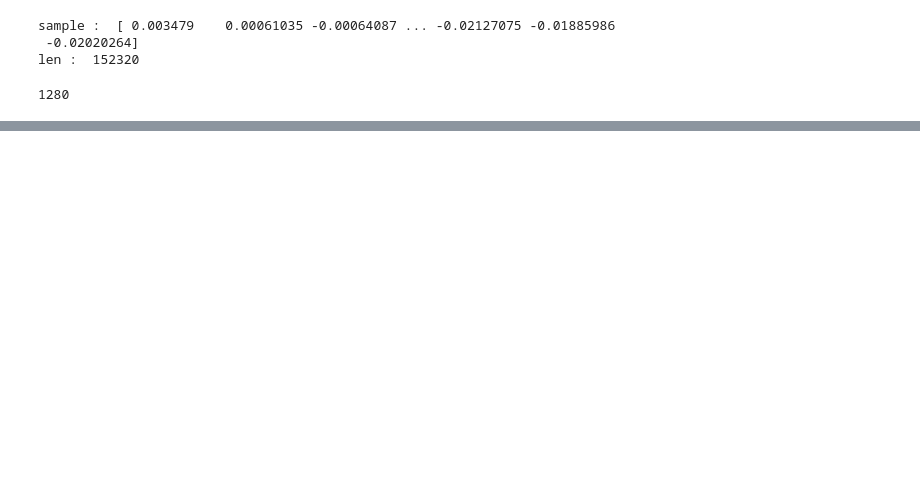
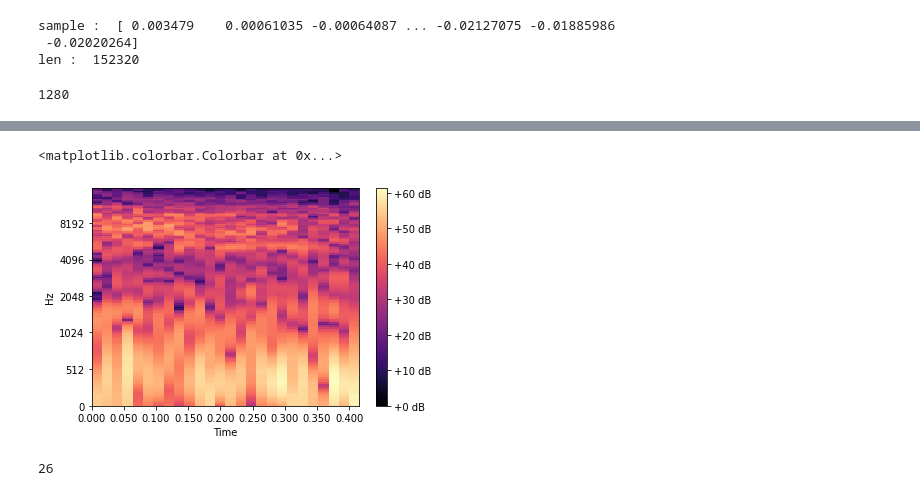
Before and after one commit to MoMe37/AlphPipeline, a Jupyter notebook: scripts/mel_spec.ipynb, the cells around one changed output, grey strips where cells are left out. Saved outputs shown, nothing was run; the diff lists cells and outputs as text; code cells hidden in the pictures; blank space fills up the shorter version.

```diff
--- a/scripts/mel_spec.ipynb
+++ b/scripts/mel_spec.ipynb
@@ -34,0 +36,16 @@ len(mel_spec[0][0])
+# %%
+mel_spec = []
+for i in range(119):
+    spectrogram = librosa.stft(sample[i], n_fft = 2048, hop_length = 50, win_length=100)
+    sgram_mag, _ = librosa.magphase(spectrogram)
+    mel_scale_sgram = librosa.feature.melspectrogram(S=sgram_mag, sr= sample_rate)
+    mel_spec.append(librosa.amplitude_to_db(mel_scale_sgram, ref=np.min))
+librosa.display.specshow(mel_spec[69], sr=sample_rate, x_axis='time', y_axis='mel')
+plt.colorbar(format='%+2.0f dB')
+# %% [output]
+<matplotlib.colorbar.Colorbar at 0x...>
+[figure, added]
+# %%
+len(mel_spec[0][0])
+# %% [output]
+26
```
Also changed, not shown: parts of 5 cells of this notebook, 8 other files.
